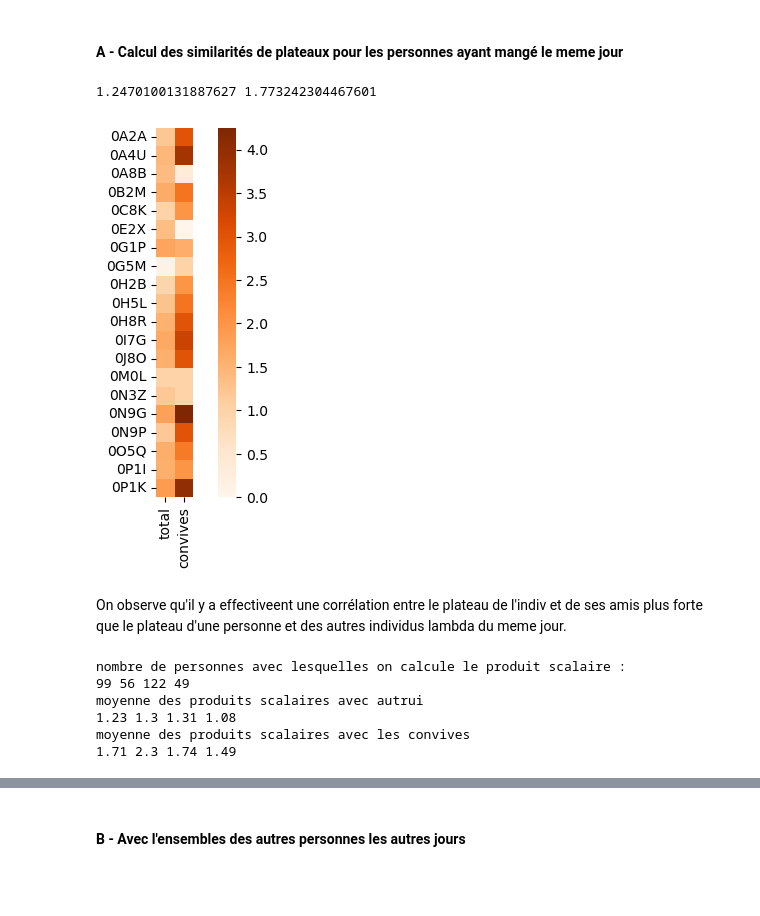
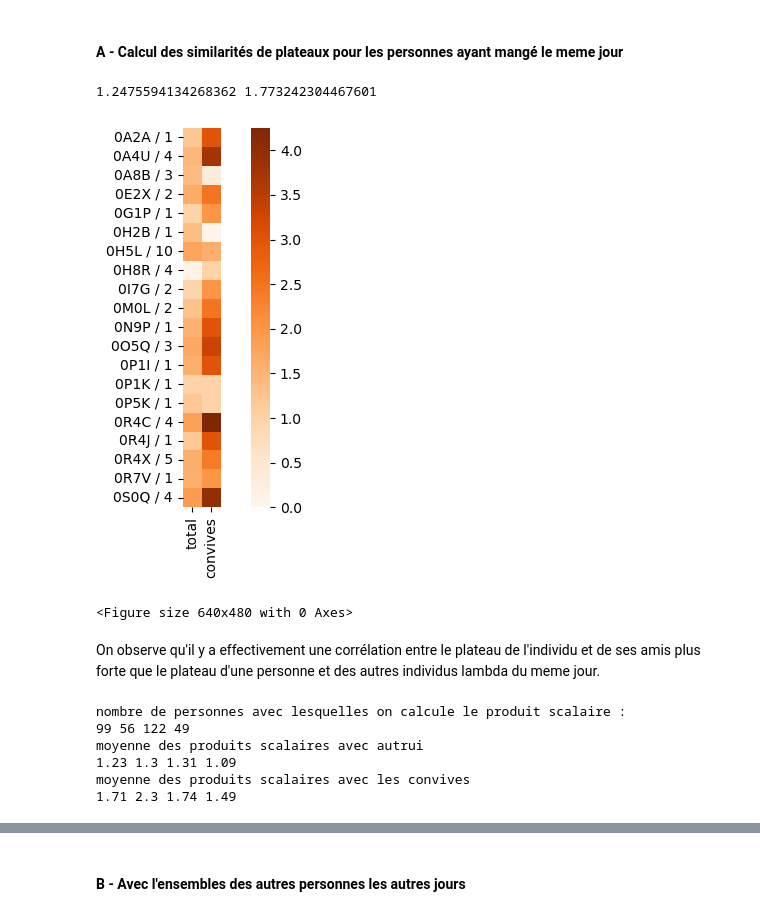
Before and after one commit to hippolyte456/Projet_MIChoCo, a Jupyter notebook: analyse/correlation_hélène.ipynb, the cells around one changed output, grey strips where cells are left out. Saved outputs shown, nothing was run; the diff lists cells and outputs as text; code cells hidden in the pictures; blank space fills up the shorter version.

```diff
--- a/analyse/correlation_hélène.ipynb
+++ b/analyse/correlation_hélène.ipynb
@@ -44,19 +51,19 @@ nf_oct_22 = list(oct_22['Numéro de formulaire '])
 nf_oct_28 = list(oct_28['Numéro de formulaire '])
 nf_oct_29 = list(oct_29['Numéro de formulaire '])
 # %%
-corr = pd.DataFrame(columns = ['individu', 'corr_tot', 'corr_convives'])
+corr = pd.DataFrame(columns = ['individu', 'corr_tot', 'corr_convives', 'nb_copains'])
 
-corr_oct_21 = pd.DataFrame(columns = ['individu', 'corr_tot', 'corr_convives'])
-corr_oct_22 = pd.DataFrame(columns = ['individu', 'corr_tot', 'corr_convives'])
-corr_oct_28 = pd.DataFrame(columns = ['individu', 'corr_tot', 'corr_convives'])
-corr_oct_29 = pd.DataFrame(columns = ['individu', 'corr_tot', 'corr_convives'])
+corr_oct_21 = pd.DataFrame(columns = ['individu', 'corr_tot', 'corr_convives', 'nb_copains'])
+corr_oct_22 = pd.DataFrame(columns = ['individu', 'corr_tot', 'corr_convives', 'nb_copains'])
+corr_oct_28 = pd.DataFrame(columns = ['individu', 'corr_tot', 'corr_convives', 'nb_copains'])
+corr_oct_29 = pd.DataFrame(columns = ['individu', 'corr_tot', 'corr_convives', 'nb_copains'])
 
 for i, n_form in enumerate(merged['index']):
     #print(n_form)
 
     # ------- On crée la liste de tous les amis de l'individu que l'on étudie ------------
     friends = []
-    for colonne in ['Ami 1','Ami 2','Ami 3','Ami 4','Ami 5', 'Ami 6', 'Ami 7', 'Ami 8', 'Ami 9', 'Ami 10','Ami 11', 'Ami 12', 'Ami 13', 'Ami 14' ]:
+    for colonne in ['Ami 1','Ami 2','Ami 3','Ami 4','Ami 5', 'Ami 6', 'Ami 7', 'Ami 8', 'Ami 9', 'Ami 10','Ami 11', 'Ami 12', 'Ami 13', 'Ami 14', 'Ami 15', 'Ami 16', 'Ami 17' ]:
         num_friend = merged[colonne][i]
         if type(num_friend) == str:
             friends.append(num_friend)
@@ -65,12 +72,12 @@ for i, n_form in enumerate(merged['index']):
     ps_convives = 0 # on initialise la somme du produit scalaire à 0
     # plateau 1 est le plateau de l'individu étudié
     plateau_1 = np.array(merged.loc[merged['index'] == n_form]).flatten()
-    plateau_1 = plateau_1[41:-1] # on ne s'interesse qu'aux colonnes qui renseignent les plats
+    plateau_1 = plateau_1[41:] # on ne s'interesse qu'aux colonnes qui renseignent les plats
 
     for ami in friends:
         if (merged['index'] == ami).sum(): # si l'ami existe (= a bien rendu son formulaire )
             plateau_2 = np.array(merged.loc[merged['index'] == ami]).flatten() # le plateau de l'ami
-            plateau_2 = plateau_2[41:-1] # on ne s'interesse qu'aux colonnes renseignant les choix d'aliments
+            plateau_2 = plateau_2[41:] # on ne s'interesse qu'aux colonnes renseignant les choix d'aliments
             ps_convives += np.dot(plateau_1, plateau_2.T)
         else :
             friends.remove(ami)
@@ -98,7 +105,7 @@ for i, n_form in enumerate(merged['index']):
         if indiv != n_form:
             try:
                 plateau_2 = np.array(merged.loc[merged['index'] == indiv]).flatten()
-                plateau_2 = plateau_2[41:-1]
+                plateau_2 = plateau_2[41:]
                 ps_tot += np.dot(plateau_1, plateau_2.T)
 
             except:
@@ -107,33 +114,42 @@ for i, n_form in enumerate(merged['index']):
 
     # Pour voir si il y a des choses particulières certain jours, on enregistre les valeurs
     if jour == nf_oct_21:
-        corr_oct_21 = pd.concat([corr_oct_21,pd.DataFrame.from_records([{'individu' : n_form,'corr_tot' : ps_tot/len(jour), 'corr_convives': ps_convi_norm}])]) # on ajoute la ligne
+        corr_oct_21 = pd.concat([corr_oct_21,pd.DataFrame.from_records([{'individu' : n_form,'corr_tot' : ps_tot/len(jour), 'corr_convives': ps_convi_norm, 'nb_copains' : len(friends)}])]) # on ajoute la ligne
     if jour == nf_oct_22:
-        corr_oct_22 = pd.concat([corr_oct_22,pd.DataFrame.from_records([{'individu' : n_form,'corr_tot' : ps_tot/len(jour), 'corr_convives': ps_convi_norm}])]) # on ajoute la ligne
+        corr_oct_22 = pd.concat([corr_oct_22,pd.DataFrame.from_records([{'individu' : n_form,'corr_tot' : ps_tot/len(jour), 'corr_convives': ps_convi_norm,  'nb_copains' : len(friends)}])]) # on ajoute la ligne
     if jour == nf_oct_28:
-        corr_oct_28 = pd.concat([corr_oct_28,pd.DataFrame.from_records([{'individu' : n_form,'corr_tot' : ps_tot/len(jour), 'corr_convives': ps_convi_norm}])]) # on ajoute la ligne
+        corr_oct_28 = pd.concat([corr_oct_28,pd.DataFrame.from_records([{'individu' : n_form,'corr_tot' : ps_tot/len(jour), 'corr_convives': ps_convi_norm,  'nb_copains' : len(friends)}])]) # on ajoute la ligne
     if jour == nf_oct_29:
-        corr_oct_29 = pd.concat([corr_oct_29,pd.DataFrame.from_records([{'individu' : n_form,'corr_tot' : ps_tot/len(jour), 'corr_convives': ps_convi_norm}])]) # on ajoute la ligne
+        corr_oct_29 = pd.concat([corr_oct_29,pd.DataFrame.from_records([{'individu' : n_form,'corr_tot' : ps_tot/len(jour), 'corr_convives': ps_convi_norm,  'nb_copains' : len(friends)}])]) # on ajoute la ligne
 
     # On rajoute la ligne
     # print(n_form, ps_tot/len(merged), ps_convi_norm)
-    corr = pd.concat([corr,pd.DataFrame.from_records([{'individu' : n_form,'corr_tot' : ps_tot/len(jour), 'corr_convives': ps_convi_norm}])]) # on ajoute la ligne
+    corr = pd.concat([corr,pd.DataFrame.from_records([{'individu' : n_form,'corr_tot' : ps_tot/len(jour), 'corr_convives': ps_convi_norm, 'nb_copains' : len(friends)}])]) # on ajoute la ligne
 # %%
 # On va calculer la moyenne des correlations entre les plateaux des amis et les plateaux des individus totaux.
 # Pour mieux faire apparaitre notre signal, il faut enlever les 'NaN' --> ceux qui ont mangé tous seuls et à qui
 # on a attribué la valeur Nan
 
 mean_tot = corr['corr_tot'].mean()
 mean_convives = corr['corr_convives'].mean(skipna = True)
 print(mean_tot, mean_convives)
-table = corr[['corr_tot', 'corr_convives']].dropna(how='any')
-sns.heatmap(table[0:20], cmap = 'Oranges', square=True, yticklabels=corr['individu'][0:20], xticklabels=['total', 'convives'])
+
+table = corr[['corr_tot', 'corr_convives', 'individu', 'nb_copains']].dropna(how='any')
+
+y_t = [ (str(table.iloc[i]["individu"]) + ' / ' + str(int(table.iloc[i]["nb_copains"]))) for i in range(len(table['individu'])) ]
+sns.heatmap(table[['corr_tot', 'corr_convives']][0:20], cmap = 'Oranges',square=True,cbar = True, yticklabels= y_t[0:20] , xticklabels=['total', 'convives'])
+#sns.heatmap(np.zeros(20).reshape(20,1), square = True, cbar = False, ax= ax1, cmap = 'binary', annot = np.array(table['nb_copains'][0:20]).reshape(20,1), xticklabels=['nb_copains'])
+
+
+plt.tight_layout()
+plt.show()
 plt.savefig('figures/corr_plateaux_global')
 # %% [output]
-1.2470100131887627 1.773242304467601
+1.2475594134268362 1.773242304467601
-[figure, old version]
+[figure, new version]
+<Figure size 640x480 with 0 Axes>
 # %% [markdown]
-On observe qu'il y a effectiveent une corrélation entre le plateau de l'indiv et de ses amis plus forte que le plateau d'une personne et des autres individus lambda du meme jour.
+On observe qu'il y a effectivement une corrélation entre le plateau de l'individu et de ses amis plus forte que le plateau d'une personne et des autres individus lambda du meme jour.
 # %%
 mean_tot_21 = corr_oct_21['corr_tot'].mean()
 mean_convives_21 = corr_oct_21['corr_convives'].mean(skipna = True)
@@ -154,7 +170,7 @@ print(round(mean_convives_21, ndigits =2), round(mean_convives_22, ndigits =2),
 nombre de personnes avec lesquelles on calcule le produit scalaire :
 99 56 122 49
 moyenne des produits scalaires avec autrui
-1.23 1.3 1.31 1.08
+1.23 1.3 1.31 1.09
 moyenne des produits scalaires avec les convives
 1.71 2.3 1.74 1.49
 # %%
```
Also changed, not shown: parts of 8 cells of this notebook, 3 other files.
